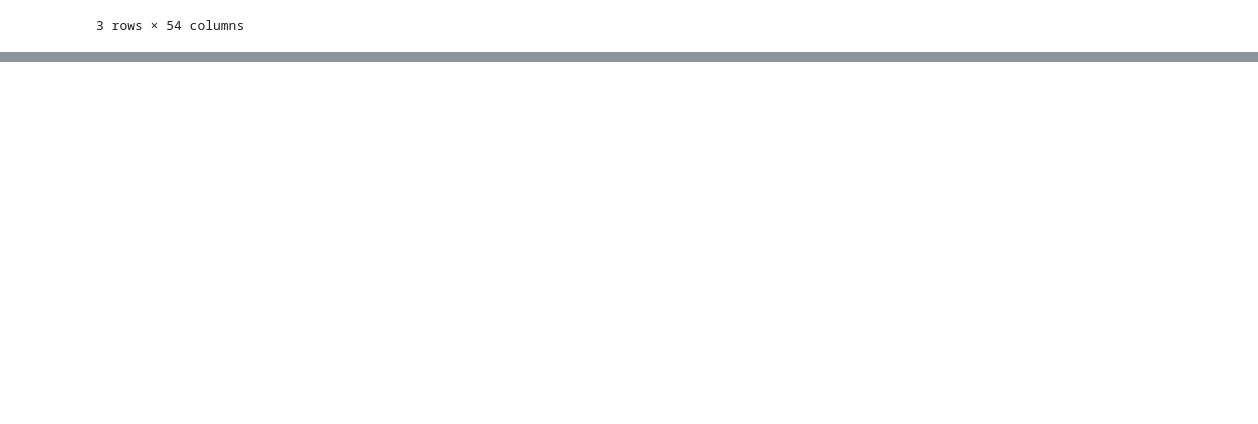
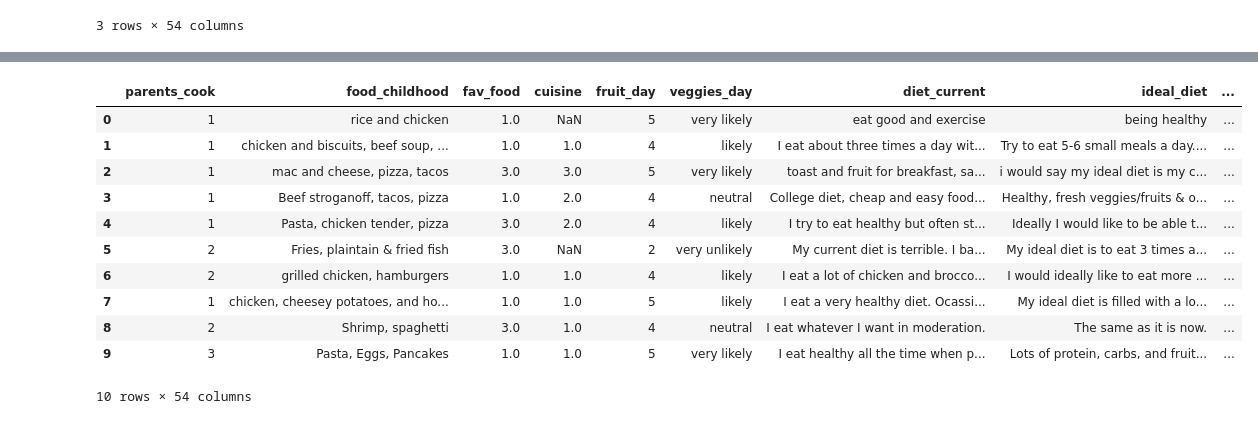
Before and after one commit to bora-pajo/Food, a Jupyter notebook: food.ipynb, the cells around one changed output, grey strips where cells are left out. Cells and saved outputs as stored; diff of their text form; code cells hidden in the pictures; blank space fills up the shorter version.

```diff
--- a/food.ipynb
+++ b/food.ipynb
@@ -52,3 +48,5 @@ food.head(3)
 | 1 | 1 | chicken and biscuits, beef soup, ... | 1.0 | American | likely | likely | I eat about three times a day wit... | Try to eat 5-6 small meals a day.... | ... |
 | 2 | 1 | mac and cheese, pizza, tacos | 3.0 | Mexican/Spanish | very likely | very likely | toast and fruit for breakfast, sa... | i would say my ideal diet is my c... | ... |
 3 rows × 54 columns
+# %%
+food['cuisine']= food['cuisine'].map({'American':1, 'American-inspired international dishes': 2, 'Mexican/Spanish':3,  'Korean/Asian':4, 'Indian':5, 'Italian':6})
@@ -54,0 +68,17 @@ food.head(3)
+# %%
+food['fruit_day']=food['fruit_day'].map({'very likely':5, 'likely':4, 'neutral':3, 'unlikely':2, 'very unlikely':1})
+# %%
+food.head(10)
+# %% [output]
+|  | parents_cook | food_childhood | fav_food | cuisine | fruit_day | veggies_day | diet_current | ideal_diet | ... |
+| 0 | 1 | rice and chicken | 1.0 | NaN | 5 | very likely | eat good and exercise | being healthy | ... |
+| 1 | 1 | chicken and biscuits, beef soup, ... | 1.0 | 1.0 | 4 | likely | I eat about three times a day wit... | Try to eat 5-6 small meals a day.... | ... |
+| 2 | 1 | mac and cheese, pizza, tacos | 3.0 | 3.0 | 5 | very likely | toast and fruit for breakfast, sa... | i would say my ideal diet is my c... | ... |
+| 3 | 1 | Beef stroganoff, tacos, pizza | 1.0 | 2.0 | 4 | neutral | College diet, cheap and easy food... | Healthy, fresh veggies/fruits & o... | ... |
+| 4 | 1 | Pasta, chicken tender, pizza | 3.0 | 2.0 | 4 | likely | I try to eat healthy but often st... | Ideally I would like to be able t... | ... |
+| 5 | 2 | Fries, plaintain & fried fish | 3.0 | NaN | 2 | very unlikely | My current diet is terrible. I ba... | My ideal diet is to eat 3 times a... | ... |
+| 6 | 2 | grilled chicken, hamburgers | 1.0 | 1.0 | 4 | likely | I eat a lot of chicken and brocco... | I would ideally like to eat more ... | ... |
+| 7 | 1 | chicken, cheesey potatoes, and ho... | 1.0 | 1.0 | 5 | likely | I eat a very healthy diet. Ocassi... | My ideal diet is filled with a lo... | ... |
+| 8 | 2 | Shrimp, spaghetti | 3.0 | 1.0 | 4 | neutral | I eat whatever I want in moderation. | The same as it is now. | ... |
+| 9 | 3 | Pasta, Eggs, Pancakes | 1.0 | 1.0 | 5 | very likely | I eat healthy all the time when p... | Lots of protein, carbs, and fruit... | ... |
+10 rows × 54 columns
```
Also changed, not shown: parts of 46 cells of this notebook.
